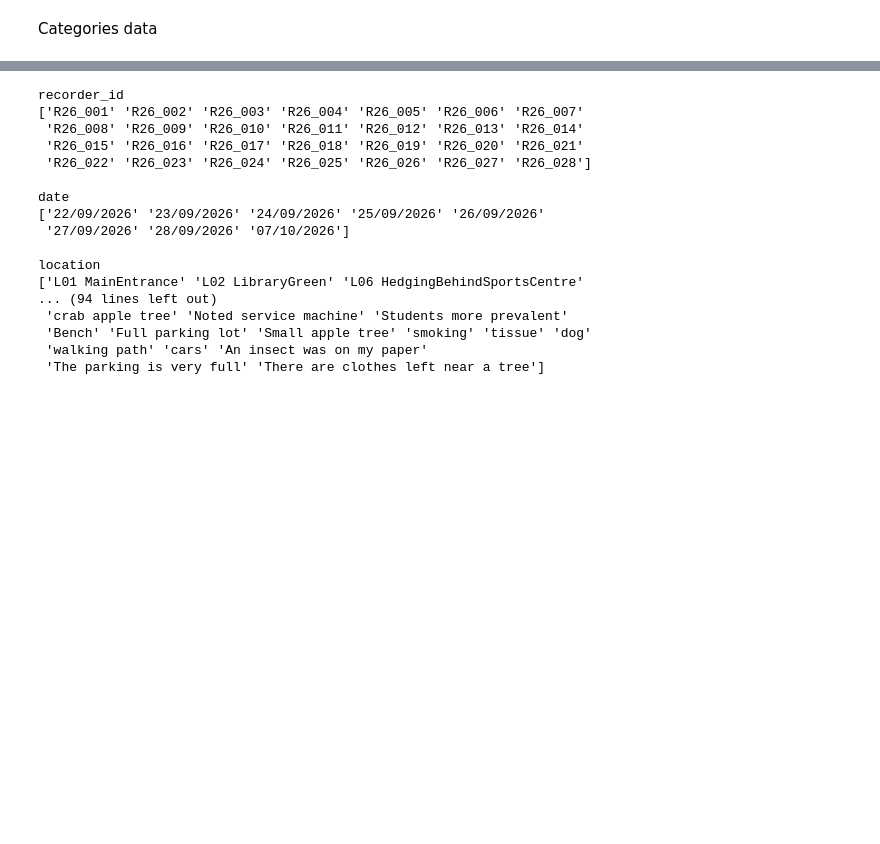
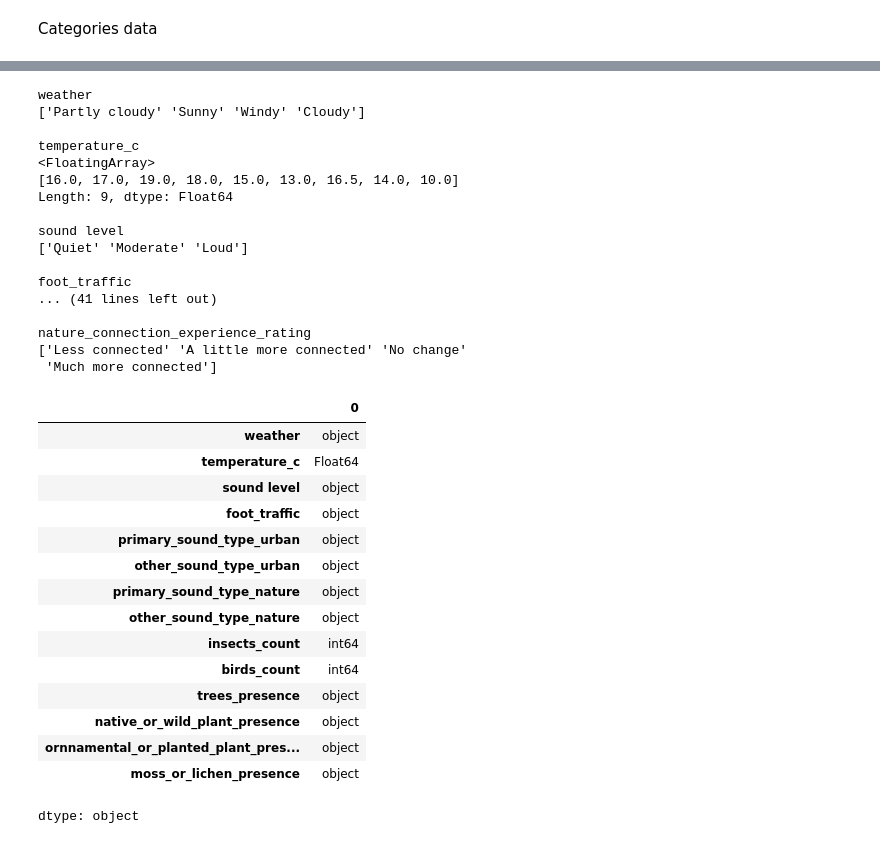
Before and after one commit to limzhilit/ml-campus_data_project-colab, a Jupyter notebook: ML_Project.ipynb, the cells around one changed output, grey strips where cells are left out. Drawn from its saved outputs; the diff is of its cells as text; code cells hidden in the pictures; blank space fills up the shorter version.

```diff
--- a/ML_Project.ipynb
+++ b/ML_Project.ipynb
@@ -211,7 +221,7 @@ display(df[count_columns].dtypes.to_frame("Data Type"))
 Categories data
 # %%
 # Environmental characteristics used for clustering
-clustering_features = [
+features = [
     "weather",
     "temperature_c",
     "sound level",
@@ -229,9 +239,16 @@ clustering_features = [
 ]
 
 # Human-experience variables used to evaluate the clusters
-outcome_features = [
+outcome = [
     "wellbeing_rating",
     "ease_rating",
     "stress_rating",
     "nature_connection_experience_rating"
 ]
+
+# Separate features and outcomes
+X = df[features].copy()
+y = df[outcome].copy()
+
+print("Feature dimensions:", X.shape)
+print("Outcome dimensions:", y.shape)
@@ -238,29 +321,44 @@ outcome_features = [
 # %%
-categorical_columns = df.select_dtypes(
-    include=["object"]
-).columns
-
-for col in categorical_columns:
+for col in all_cols:
     print(f"\n{col}")
     print(df[col].dropna().unique())
 # %% [output]
-recorder_id
-['R26_001' 'R26_002' 'R26_003' 'R26_004' 'R26_005' 'R26_006' 'R26_007'
- 'R26_008' 'R26_009' 'R26_010' 'R26_011' 'R26_012' 'R26_013' 'R26_014'
- 'R26_015' 'R26_016' 'R26_017' 'R26_018' 'R26_019' 'R26_020' 'R26_021'
- 'R26_022' 'R26_023' 'R26_024' 'R26_025' 'R26_026' 'R26_027' 'R26_028']
+weather
+['Partly cloudy' 'Sunny' 'Windy' 'Cloudy']
 
-date
-['22/09/2026' '23/09/2026' '24/09/2026' '25/09/2026' '26/09/2026'
- '27/09/2026' '28/09/2026' '07/10/2026']
+temperature_c
+<FloatingArray>
+[16.0, 17.0, 19.0, 18.0, 15.0, 13.0, 16.5, 14.0, 10.0]
+Length: 9, dtype: Float64
 
-location
-['L01 MainEntrance' 'L02 LibraryGreen' 'L06 HedgingBehindSportsCentre'
-... (94 lines left out)
- 'crab apple tree' 'Noted service machine' 'Students more prevalent'
- 'Bench' 'Full parking lot' 'Small apple tree' 'smoking' 'tissue' 'dog'
- 'walking path' 'cars' 'An insect was on my paper'
- 'The parking is very full' 'There are clothes left near a tree']
+sound level
+['Quiet' 'Moderate' 'Loud']
+
+foot_traffic
+... (41 lines left out)
+
+nature_connection_experience_rating
+['Less connected' 'A little more connected' 'No change'
+ 'Much more connected']
+# %%
+X.dtypes
+# %% [output]
+|  | 0 |
+| weather | object |
+| temperature_c | Float64 |
+| sound level | object |
+| foot_traffic | object |
+| primary_sound_type_urban | object |
+| other_sound_type_urban | object |
+| primary_sound_type_nature | object |
+| other_sound_type_nature | object |
+| insects_count | int64 |
+| birds_count | int64 |
+| trees_presence | object |
+| native_or_wild_plant_presence | object |
+| ornnamental_or_planted_plant_pres... | object |
+| moss_or_lichen_presence | object |
+dtype: object
 # %%
 # @title Data info
 
```
Also changed, not shown: parts of 6 cells of this notebook.
